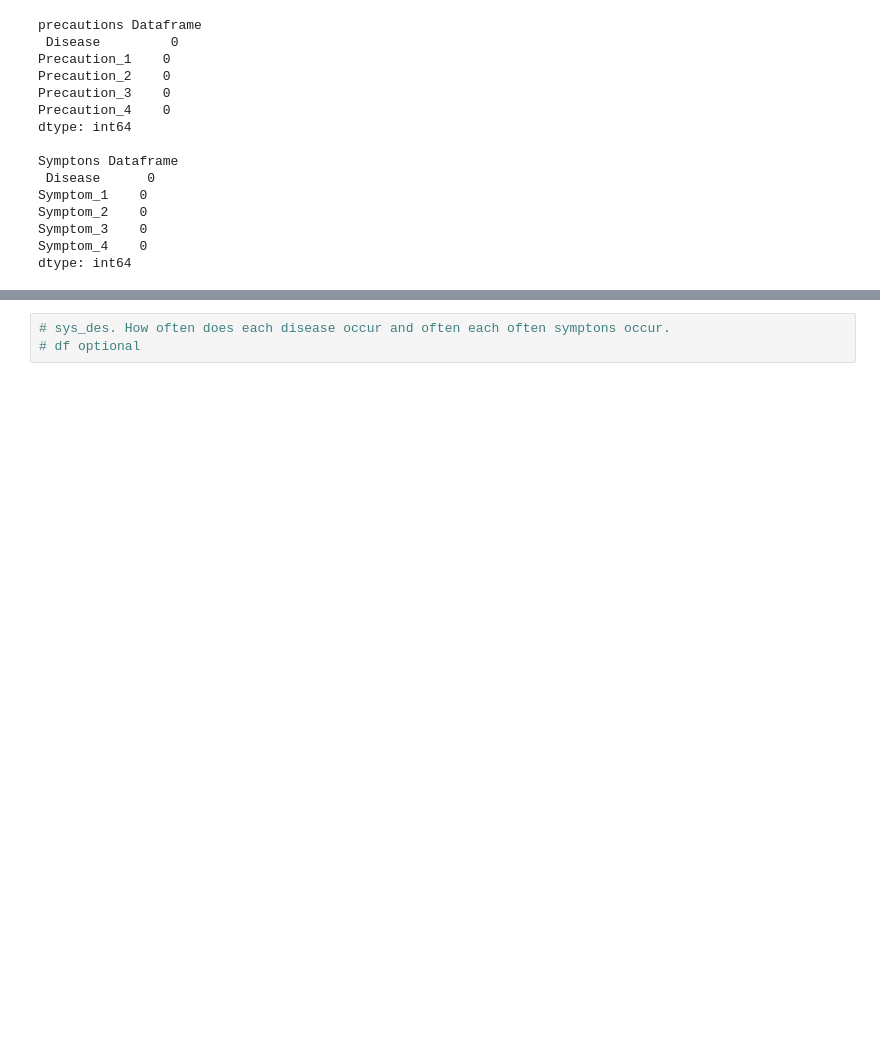
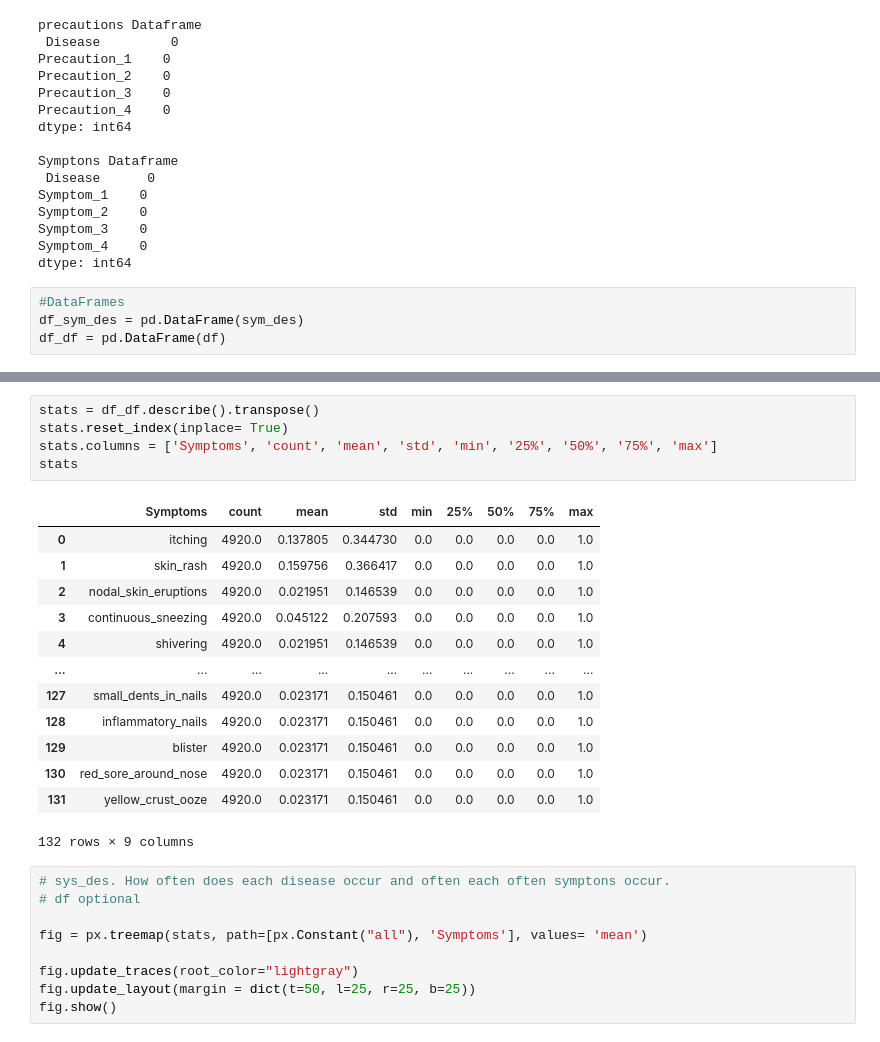
Before and after one commit to brendan1928/Project-4-Team-8, a Jupyter notebook: data_description.ipynb, the cells around one changed output, grey strips where cells are left out. Drawn from its saved outputs; the diff is of its cells as text; blank space fills up the shorter version.

```diff
--- a/data_description.ipynb
+++ b/data_description.ipynb
@@ -77,4 +80,8 @@ Symptom_2    0
 Symptom_3    0
 Symptom_4    0
 dtype: int64
+# %%
+#DataFrames
+df_sym_des = pd.DataFrame(sym_des)
+df_df = pd.DataFrame(df)
 # %%
@@ -87,3 +159,28 @@ dtype: int64
+# %%
+stats = df_df.describe().transpose()
+stats.reset_index(inplace= True)
+stats.columns = ['Symptoms', 'count', 'mean', 'std', 'min', '25%', '50%', '75%', 'max']
+stats
+# %% [output]
+|  | Symptoms | count | mean | std | min | 25% | 50% | 75% | max |
+| 0 | itching | 4920.0 | 0.137805 | 0.344730 | 0.0 | 0.0 | 0.0 | 0.0 | 1.0 |
+| 1 | skin_rash | 4920.0 | 0.159756 | 0.366417 | 0.0 | 0.0 | 0.0 | 0.0 | 1.0 |
+| 2 | nodal_skin_eruptions | 4920.0 | 0.021951 | 0.146539 | 0.0 | 0.0 | 0.0 | 0.0 | 1.0 |
+| 3 | continuous_sneezing | 4920.0 | 0.045122 | 0.207593 | 0.0 | 0.0 | 0.0 | 0.0 | 1.0 |
+| 4 | shivering | 4920.0 | 0.021951 | 0.146539 | 0.0 | 0.0 | 0.0 | 0.0 | 1.0 |
+| ... | ... | ... | ... | ... | ... | ... | ... | ... | ... |
+| 127 | small_dents_in_nails | 4920.0 | 0.023171 | 0.150461 | 0.0 | 0.0 | 0.0 | 0.0 | 1.0 |
+| 128 | inflammatory_nails | 4920.0 | 0.023171 | 0.150461 | 0.0 | 0.0 | 0.0 | 0.0 | 1.0 |
+| 129 | blister | 4920.0 | 0.023171 | 0.150461 | 0.0 | 0.0 | 0.0 | 0.0 | 1.0 |
+| 130 | red_sore_around_nose | 4920.0 | 0.023171 | 0.150461 | 0.0 | 0.0 | 0.0 | 0.0 | 1.0 |
+| 131 | yellow_crust_ooze | 4920.0 | 0.023171 | 0.150461 | 0.0 | 0.0 | 0.0 | 0.0 | 1.0 |
+132 rows × 9 columns
 # %%
 # sys_des. How often does each disease occur and often each often symptons occur.
 # df optional
+
+fig = px.treemap(stats, path=[px.Constant("all"), 'Symptoms'], values= 'mean')
+
+fig.update_traces(root_color="lightgray")
+fig.update_layout(margin = dict(t=50, l=25, r=25, b=25))
+fig.show()
```
Also changed, not shown: parts of 9 cells of this notebook.
